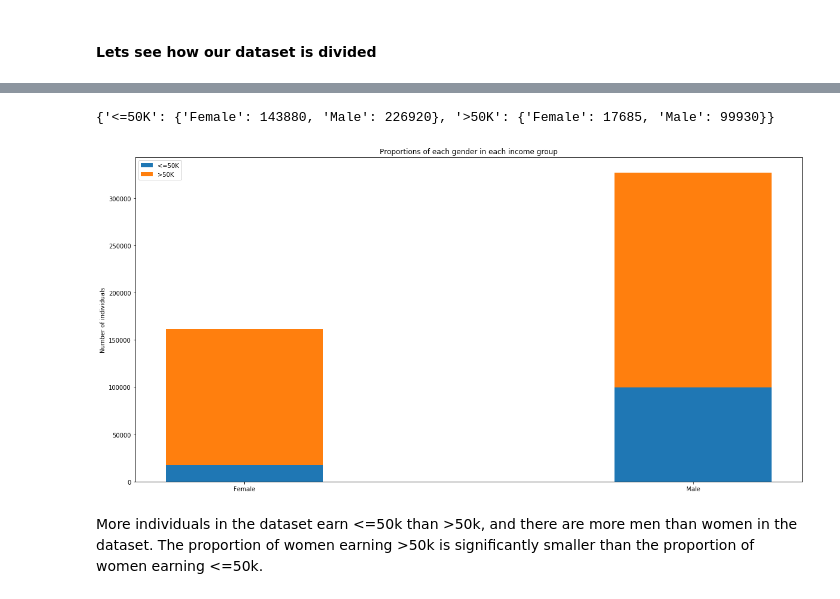
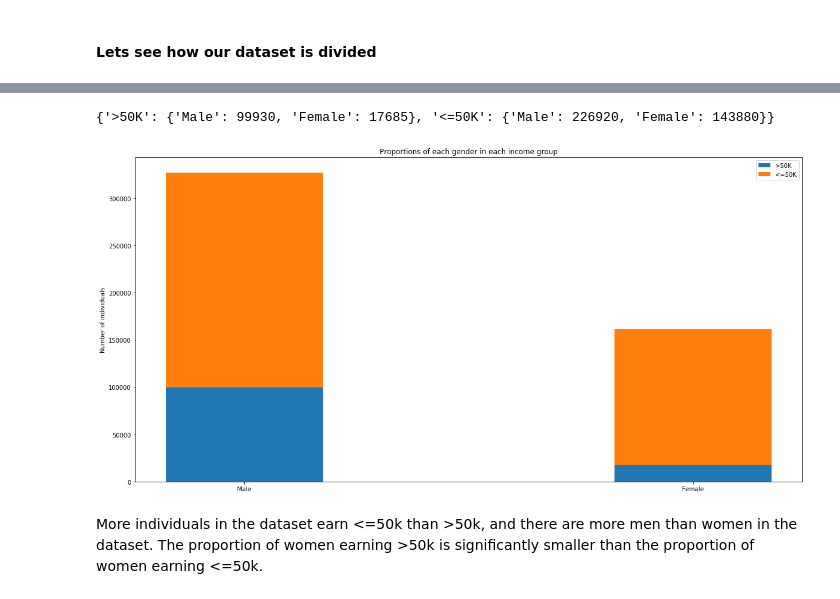
Before and after one commit to jd-13/ML-Adult-Census, a Jupyter notebook: Adult Census.ipynb, the cells around one changed output, grey strips where cells are left out. Cells and saved outputs as stored; diff of their text form; code cells hidden in the pictures.

Commit message:
Fix bar chart colours

```diff
--- a/Adult Census.ipynb
+++ b/Adult Census.ipynb
@@ -92,36 +92,36 @@ def countGroupOfGroups(topGroupName, secondGroupName):
 
     topCategories = dict()
 
     for name, group in dataset.groupby(topGroupName):
         subcategories = dict()
         subgroups = group.groupby(secondGroupName)
 
         for genderName, genderGroup in subgroups:
             subcategories[str(genderName)] = int(genderGroup.size)
 
         topCategories[str(name)] = subcategories
 
     return topCategories
 
 # Plot how income is divided by gender
 genderCategories = countGroupOfGroups("income", "sex")
 print(genderCategories)
 
 ind = np.arange(len(genderCategories["<=50K"]))
 barWidth = 0.35
 
 plt.subplots(figsize=(20, 10))
 p1 = plt.bar(ind, genderCategories[">50K"].values(), barWidth)
 p2 = plt.bar(ind, genderCategories["<=50K"].values(), barWidth, bottom=genderCategories[">50K"].values())
 
 plt.ylabel('Number of individuals')
 plt.title('Proportions of each gender in each income group')
 plt.xticks(ind, genderCategories["<=50K"].keys())
-plt.legend((p1[0], p2[0]), genderCategories.keys())
+plt.legend((p1[0], p2[0]), [">50K", "<=50K"])
 plt.show()
 # %% [output]
-{'<=50K': {'Female': 143880, 'Male': 226920}, '>50K': {'Female': 17685, 'Male': 99930}}
+{'>50K': {'Male': 99930, 'Female': 17685}, '<=50K': {'Male': 226920, 'Female': 143880}}
-[figure, old version]
+[figure, new version]
 # %% [markdown]
 More individuals in the dataset earn <=50k than >50k, and there are more men than women in the dataset. The proportion of women earning >50k is significantly smaller than the proportion of women earning <=50k.
 # %%
```
Also changed, not shown: parts of 5 cells of this notebook.
